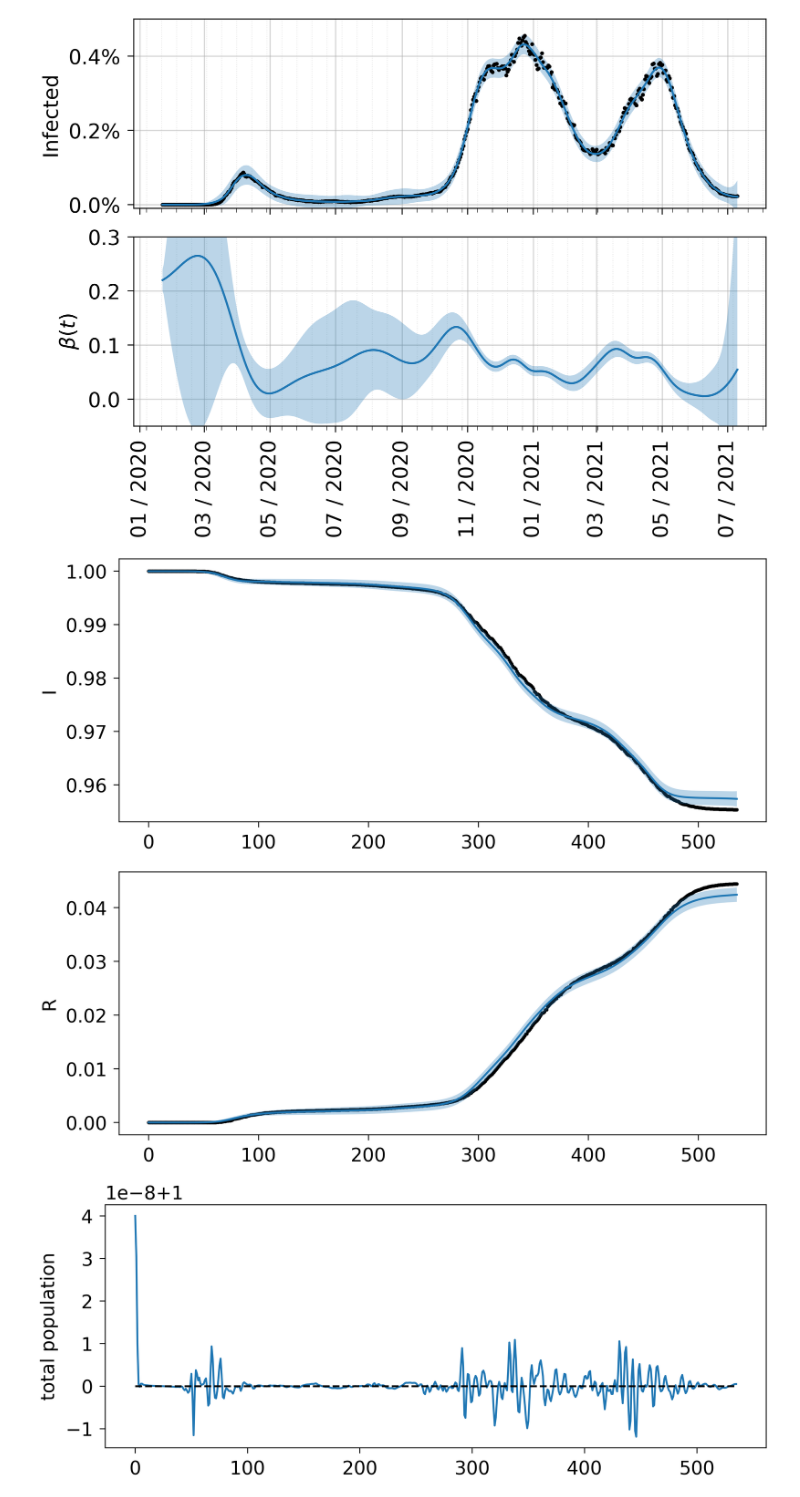
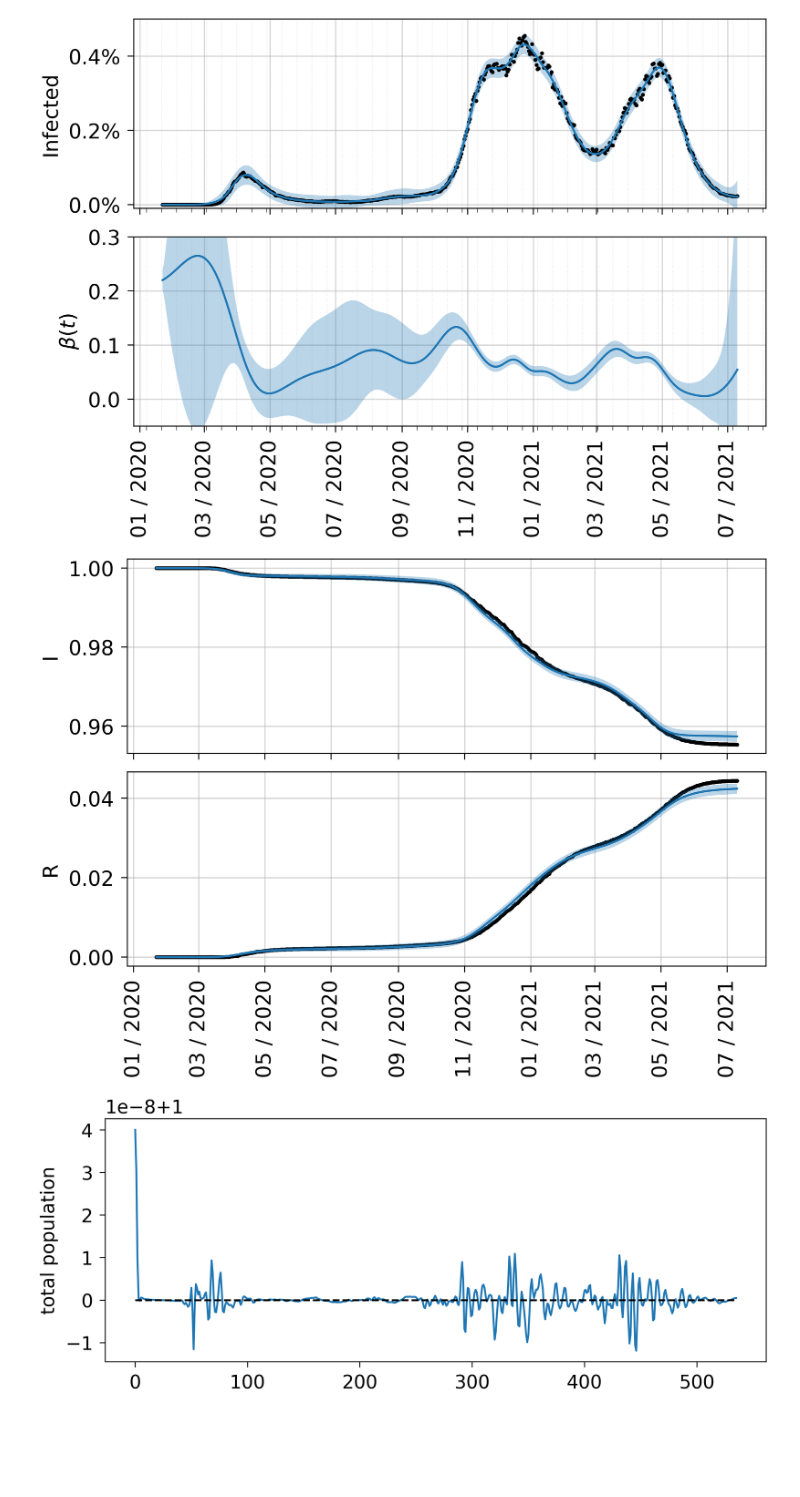
Before and after one commit to paufisch/ode_filters, a Jupyter notebook: SIR.ipynb, the cells around one changed output. Saved outputs shown, nothing was run; the diff lists cells and outputs as text; code cells hidden in the pictures; blank space fills up the shorter version.

Commit message:
also added gridpoints to I and R plot

```diff
--- a/SIR.ipynb
+++ b/SIR.ipynb
@@ -331,26 +331,33 @@ plt.show()
 # %% [output]
 [figure]
 # %%
-plt.figure()
-plt.plot(data_grid, m_sequence[:,0])
-plt.scatter(data_grid, S, color='black', s=2)
-P = P_sequence[:,0,0]
-margin = 2 * np.sqrt(P)
-plt.fill_between(data_grid, m_sequence[:,0]-margin, m_sequence[:,0]+margin, alpha=0.3)
-plt.ylabel('I')
+fig, axs = plt.subplots(2, 1, figsize=(5, 3.6), sharex=True)
+
+# First subplot: S
+axs[0].plot(data_dates, m_sequence[:, 0])
+axs[0].scatter(data_dates, S, color='black', s=2)
+P_S = P_sequence[:, 0, 0]
+margin_S = 2 * np.sqrt(P_S)
+axs[0].fill_between(data_dates, m_sequence[:, 0] - margin_S, m_sequence[:, 0] + margin_S, alpha=0.3)
+axs[0].set_ylabel('I')
+
+# Second subplot: R
+axs[1].plot(data_dates, m_sequence[:, 2])
+axs[1].scatter(data_dates, R, color='black', s=2)
+P_R = P_sequence[:, 2, 2]
+margin_R = 2 * np.sqrt(P_R)
+axs[1].fill_between(data_dates, m_sequence[:, 2] - margin_R, m_sequence[:, 2] + margin_R, alpha=0.3)
+axs[1].set_ylabel('R')
+
+axs[0].grid(True, which='major', axis='both', linestyle='-', linewidth=0.6, alpha=0.5)
+axs[1].grid(True, which='major', axis='both', linestyle='-', linewidth=0.6, alpha=0.5)
+axs[1].xaxis.set_tick_params(rotation=90)
+axs[1].xaxis.set_major_formatter(dates.DateFormatter("%m / %Y"))
+
+
 plt.show()
-
-plt.figure()
-plt.plot(data_grid, m_sequence[:,2])
-plt.scatter(data_grid, R, color='black', s=2)
-P = P_sequence[:,2,2]
-margin = 2 * np.sqrt(P)
-plt.fill_between(data_grid, m_sequence[:,2]-margin, m_sequence[:,2]+margin, alpha=0.3)
-plt.ylabel('R')
-plt.show()
 # %% [output]
-[figure, old version]
+[figure, new version]
-[figure, removed]
 # %%
 plt.figure()
 plt.plot(data_grid, m_sequence[:,0]+m_sequence[:,1]+m_sequence[:,2])
```
